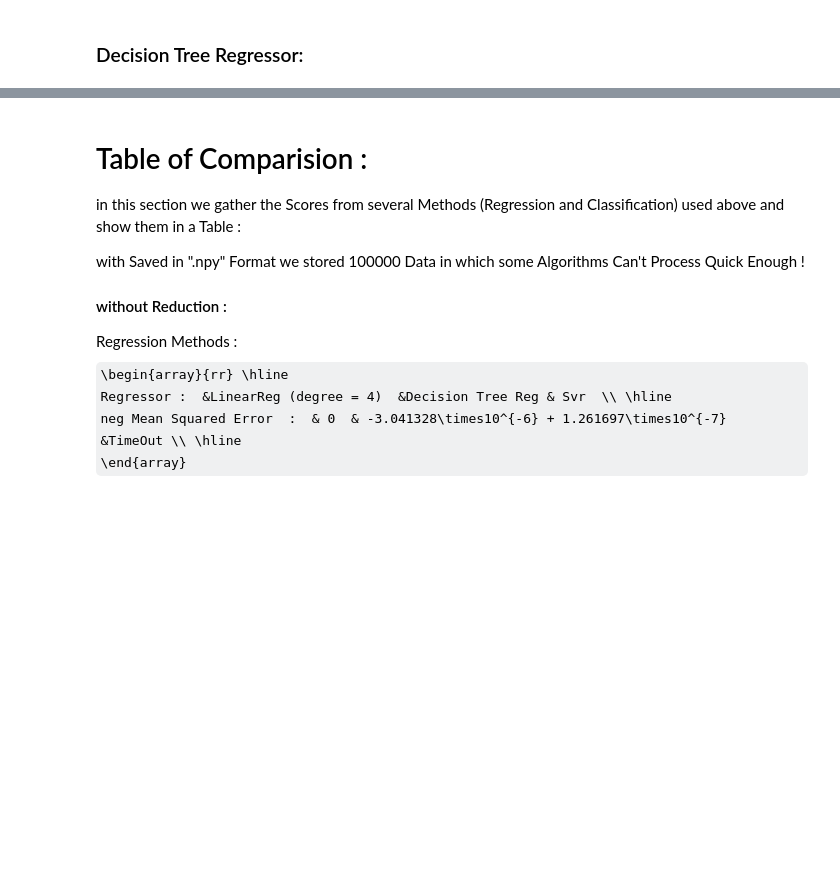
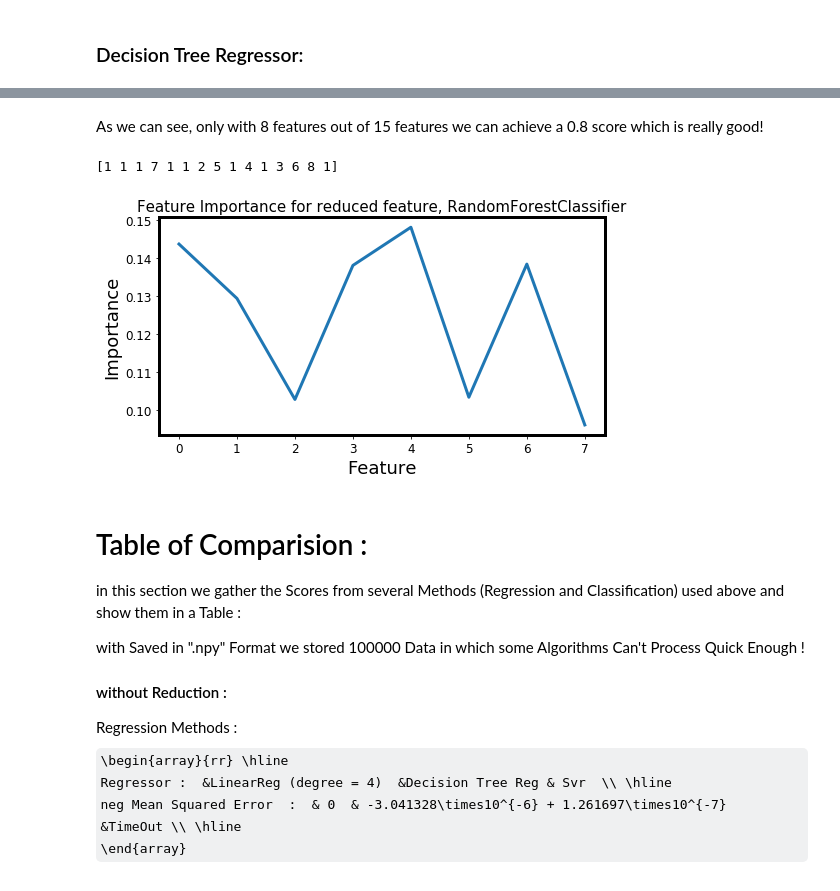
Before and after one commit to sraeisi/MLP19-QML_group, a Jupyter notebook: Data/code.ipynb, the cells around one changed output, grey strips where cells are left out. Saved outputs shown, nothing was run; the diff lists cells and outputs as text; code cells hidden in the pictures; some formulas as TeX source; blank space fills up the shorter version.

```diff
--- a/Data/code.ipynb
+++ b/Data/code.ipynb
@@ -740,0 +809,13 @@ Wall time: 454 ms
+# %%
+rfe = RFE(estimator=rdm_fo, n_features_to_select=8, step=0.1, verbose=10)
+rfe.fit(X_train, Y_train)
+# rfe.estimator_
+reduced_X_train = rfe.transform(X_train)
+reduced_X_test = rfe.transform(X_test)
+
+print('RandomForestClassifier feature selection: with {} features.'.format(rfe.n_features_ ))
+
+rfs_scores = cross_val_score(rdm_fo,  reduced_X_train , Y_train , cv=5, n_jobs=-1,verbose=10)
+
+print('The cv scores are:\n {}'.format(rfs_scores))
+print('Test Score : {}'.format(rfe.estimator_.score(reduced_X_test,Y_test)))
@@ -741,3 +839,18 @@ Wall time: 454 ms
+# %% [markdown]
+As we can see, only with 8 features out of 15 features we can achieve a 0.8 score which is really good!
+# %%
+plt_title = 'Feature Importance for reduced feature, RandomForestClassifier'
+x_label = 'Feature'
+y_label = 'Importance'
+fig = plt.figure()
+ax = fig.add_subplot(111,xlabel=x_label, ylabel = y_label, title = plt_title)
+feature_importances = rfe.estimator_.feature_importances_
+ax.plot(  np.arange(feature_importances.size) , feature_importances  )
+#print(rfe.support_)
+print(rfe.ranking_)
+# %% [output]
+[1 1 1 7 1 1 2 5 1 4 1 3 6 8 1]
+[figure, added]
 # %% [markdown]
 # Table of Comparision :
 in this section we gather the Scores from several Methods (Regression and Classification) used above
```
Also changed, not shown: parts of 53 cells of this notebook.
